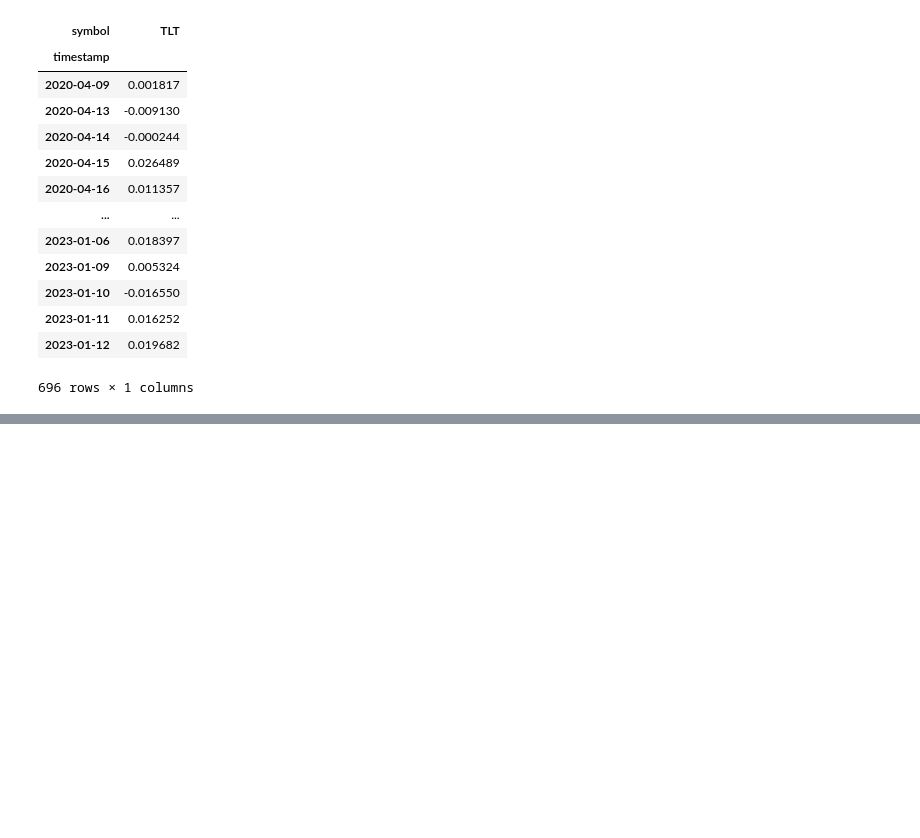
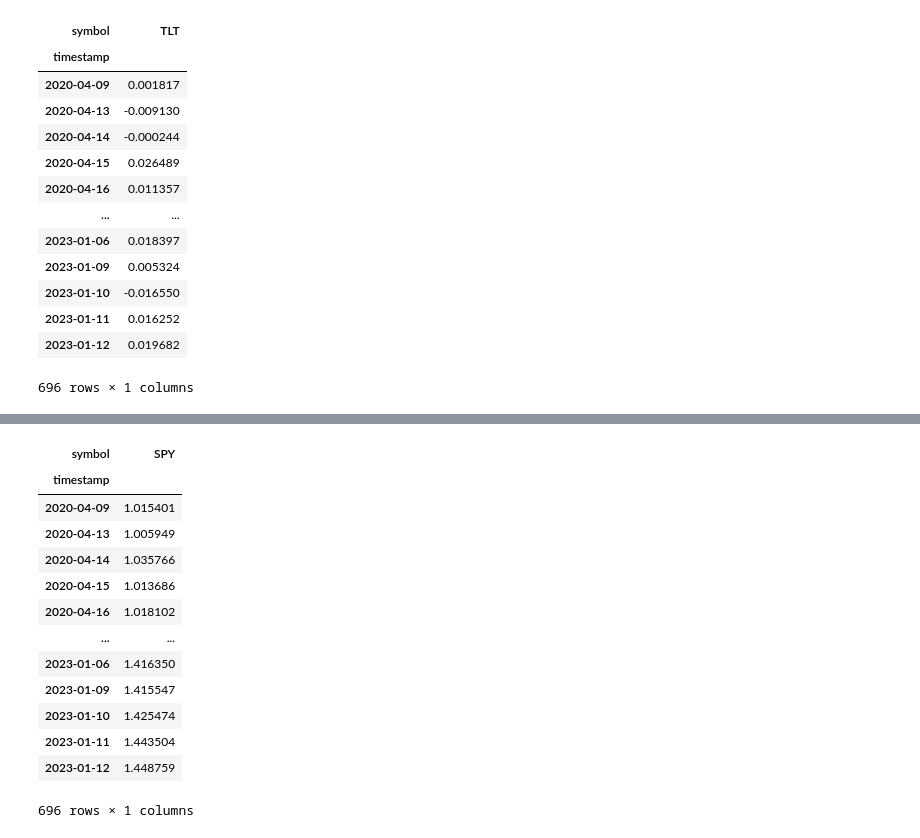
Before and after one commit to jordan-gilmartin/Alpaca-API-Data, a Jupyter notebook: Alpaca-API-Data.ipynb, the cells around one changed output, grey strips where cells are left out. Cells and saved outputs as stored; diff of their text form; code cells hidden in the pictures; blank space fills up the shorter version.

```diff
--- a/Alpaca-API-Data.ipynb
+++ b/Alpaca-API-Data.ipynb
@@ -592,0 +608,19 @@ SOROS_cumprod
+# %%
+# Running cumprod (cumulative product) function over SPY Daily Returns to calculate overall gain / loss
+SPY_cumprod = (1 + spy_daily).cumprod()
+SPY_cumprod
+# %% [output]
+| symbol | SPY |
+| timestamp |  |
+| 2020-04-09 | 1.015401 |
+| 2020-04-13 | 1.005949 |
+| 2020-04-14 | 1.035766 |
+| 2020-04-15 | 1.013686 |
+| 2020-04-16 | 1.018102 |
+| ... | ... |
+| 2023-01-06 | 1.416350 |
+| 2023-01-09 | 1.415547 |
+| 2023-01-10 | 1.425474 |
+| 2023-01-11 | 1.443504 |
+| 2023-01-12 | 1.448759 |
+696 rows × 1 columns
```
Also changed, not shown: parts of 3 cells of this notebook.
